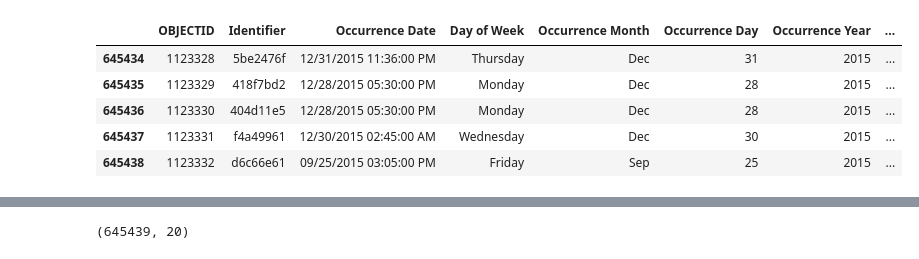
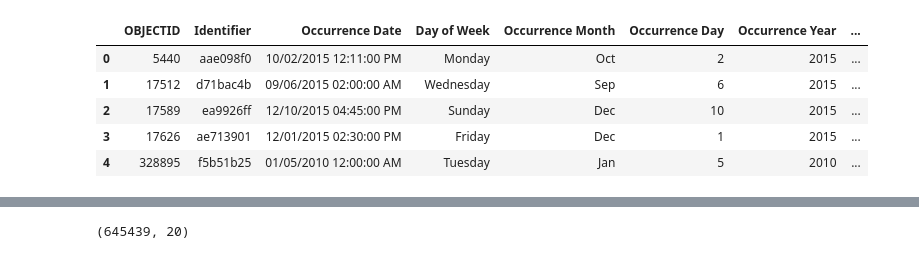
Before and after one commit to stephgline/exploring_nyc_crime_data, a Jupyter notebook: 3.11.16crimexploration.ipynb, the cells around one changed output, grey strips where cells are left out. Saved outputs shown, nothing was run; the diff lists cells and outputs as text; code cells hidden in the pictures.

```diff
--- a/3.11.16crimexploration.ipynb
+++ b/3.11.16crimexploration.ipynb
@@ -49,12 +31,12 @@ newdf
 # %%
-df.tail()
+df.head()
 # %% [output]
 |  | OBJECTID | Identifier | Occurrence Date | Day of Week | Occurrence Month | Occurrence Day | Occurrence Year | ... |
-| 645434 | 1123328 | 5be2476f | 12/31/2015 11:36:00 PM | Thursday | Dec | 31 | 2015 | ... |
-| 645435 | 1123329 | 418f7bd2 | 12/28/2015 05:30:00 PM | Monday | Dec | 28 | 2015 | ... |
-| 645436 | 1123330 | 404d11e5 | 12/28/2015 05:30:00 PM | Monday | Dec | 28 | 2015 | ... |
-| 645437 | 1123331 | f4a49961 | 12/30/2015 02:45:00 AM | Wednesday | Dec | 30 | 2015 | ... |
-| 645438 | 1123332 | d6c66e61 | 09/25/2015 03:05:00 PM | Friday | Sep | 25 | 2015 | ... |
+| 0 | 5440 | aae098f0 | 10/02/2015 12:11:00 PM | Monday | Oct | 2 | 2015 | ... |
+| 1 | 17512 | d71bac4b | 09/06/2015 02:00:00 AM | Wednesday | Sep | 6 | 2015 | ... |
+| 2 | 17589 | ea9926ff | 12/10/2015 04:45:00 PM | Sunday | Dec | 10 | 2015 | ... |
+| 3 | 17626 | ae713901 | 12/01/2015 02:30:00 PM | Friday | Dec | 1 | 2015 | ... |
+| 4 | 328895 | f5b51b25 | 01/05/2010 12:00:00 AM | Tuesday | Jan | 5 | 2010 | ... |
 # %%
 df.info()
 # %% [output]
```
Also changed, not shown: parts of 26 cells of this notebook.
